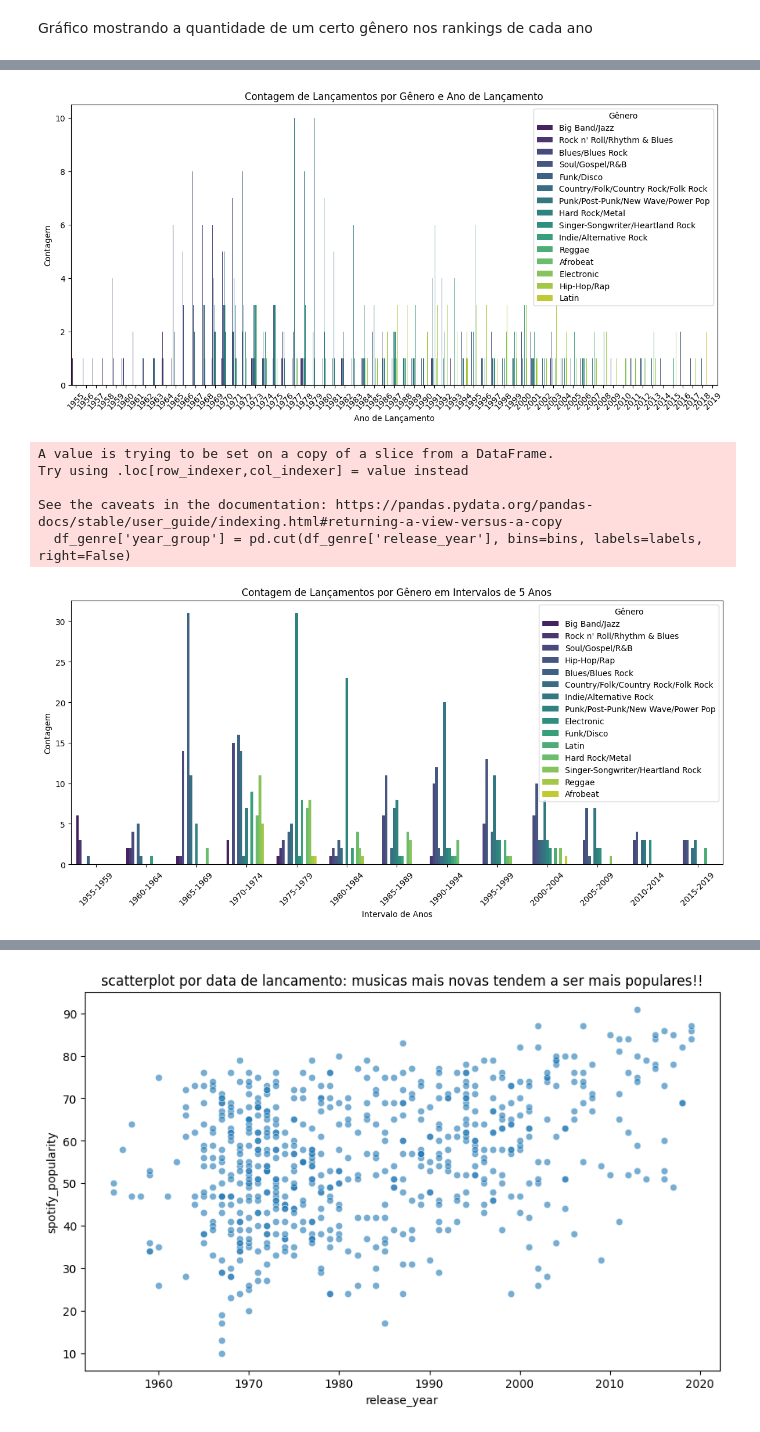
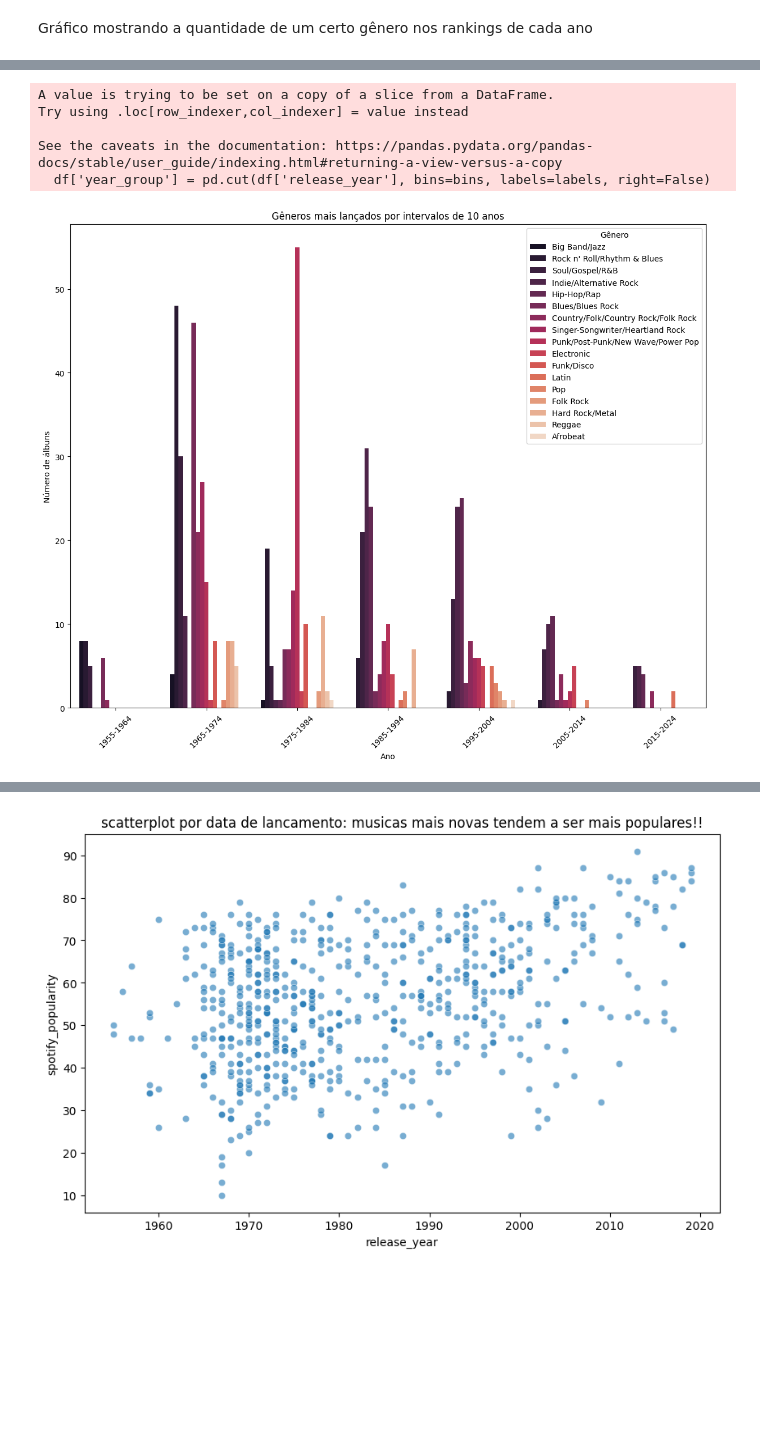
Before and after one commit to mateusono1/Melodia, a Jupyter notebook: Sofia/melodia_notebook.ipynb, the cells around one changed output, grey strips where cells are left out. Cells and saved outputs as stored; diff of their text form; code cells hidden in the pictures; blank space fills up the shorter version.

Commit message:
mais gráficos

```diff
--- a/Sofia/melodia_notebook.ipynb
+++ b/Sofia/melodia_notebook.ipynb
@@ -392,39 +552,22 @@ plt.show()
 # %%
-plt.figure(figsize=(12, 6))
-sns.countplot(data=df_genre, x='release_year', hue='genre', palette='viridis')
-plt.title('Contagem de Lançamentos por Gênero e Ano de Lançamento')
-plt.xlabel('Ano de Lançamento')
-plt.ylabel('Contagem')
+bins = range(df['release_year'].min(), df['release_year'].max() + 10, 10)
+labels = [f"{i}-{i + 9}" for i in bins[:-1]]
+df['year_group'] = pd.cut(df['release_year'], bins=bins, labels=labels, right=False)
+plt.figure(figsize=(12, 10))
+sns.countplot(data=df, x='year_group', hue='genre', palette='rocket')
+plt.title('Gêneros mais lançados por intervalos de 10 anos')
+plt.xlabel('Ano')
+plt.ylabel('Número de álbuns')
 plt.xticks(rotation=45)
 plt.legend(title='Gênero')
-plt.tight_layout()  # Para evitar cortes nos rótulos
+plt.tight_layout()
 plt.show()
 # %% [output]
+A value is trying to be set on a copy of a slice from a DataFrame.
+Try using .loc[row_indexer,col_indexer] = value instead
+
+See the caveats in the documentation: https://pandas.pydata.org/pandas-docs/stable/user_guide/indexing.html#returning-a-view-versus-a-copy
+  df['year_group'] = pd.cut(df['release_year'], bins=bins, labels=labels, right=False)
-[figure, old version]
+[figure, new version]
-# %%
-# Criar intervalos de 5 anos
-bins = range(df_genre['release_year'].min(), df_genre['release_year'].max() + 5, 5)
-labels = [f"{i}-{i + 4}" for i in bins[:-1]]
-
-# Agrupar os anos em intervalos
-df_genre['year_group'] = pd.cut(df_genre['release_year'], bins=bins, labels=labels, right=False)
-
-# Criar o gráfico de barras
-plt.figure(figsize=(12, 6))
-sns.countplot(data=df_genre, x='year_group', hue='genre', palette='viridis')
-plt.title('Contagem de Lançamentos por Gênero em Intervalos de 5 Anos')
-plt.xlabel('Intervalo de Anos')
-plt.ylabel('Contagem')
-plt.xticks(rotation=45)
-plt.legend(title='Gênero')
-plt.tight_layout()  # Para evitar cortes nos rótulos
-plt.show()
-# %% [output]
-A value is trying to be set on a copy of a slice from a DataFrame.
-Try using .loc[row_indexer,col_indexer] = value instead
-
-See the caveats in the documentation: https://pandas.pydata.org/pandas-docs/stable/user_guide/indexing.html#returning-a-view-versus-a-copy
-  df_genre['year_group'] = pd.cut(df_genre['release_year'], bins=bins, labels=labels, right=False)
-[figure, removed]
 # %%
 plt.figure(figsize=(12, 6))
```
Also changed, not shown: parts of 39 cells of this notebook.
